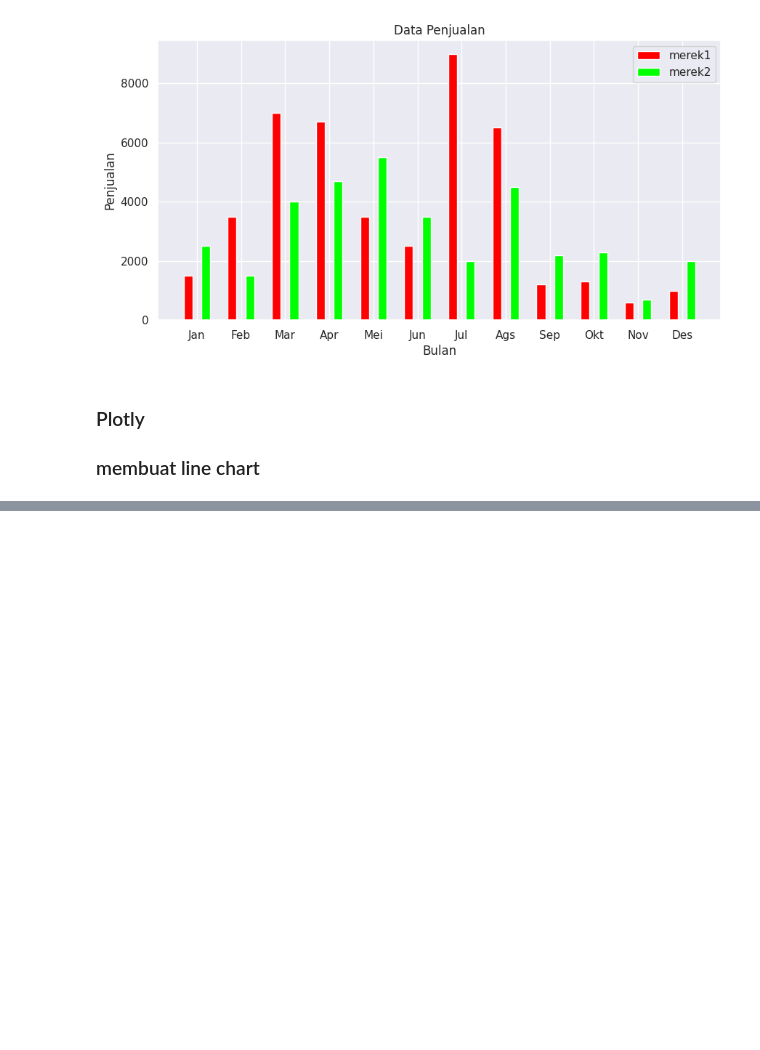
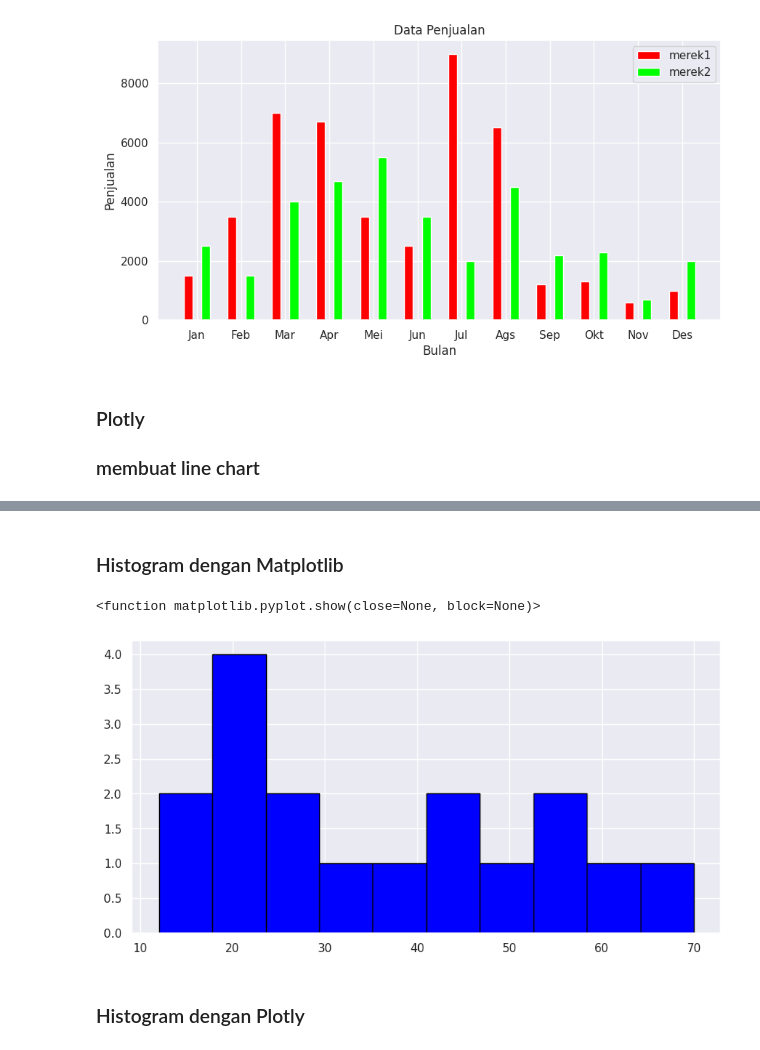
Before and after one commit to KevinCandra9999/colab-3, a Jupyter notebook: Visualisasi_data.ipynb, the cells around one changed output, grey strips where cells are left out. Saved outputs shown, nothing was run; the diff lists cells and outputs as text; code cells hidden in the pictures; blank space fills up the shorter version.

```diff
--- a/Visualisasi_data.ipynb
+++ b/Visualisasi_data.ipynb
@@ -293,0 +371,12 @@ chart.show()
+# %% [markdown]
+### Histogram dengan Matplotlib
+# %%
+usia = [12,22,44,23,45,21,56,28,36,55,18,14,33,47,70,61,26]
+chart = plt.figure(figsize=(10,5))
+plt.hist(usia, color='blue', edgecolor='black')
+plt.show
+# %% [output]
+<function matplotlib.pyplot.show(close=None, block=None)>
+[figure, added]
+# %% [markdown]
+### Histogram dengan Plotly
```
Also changed, not shown: parts of 23 cells of this notebook.
